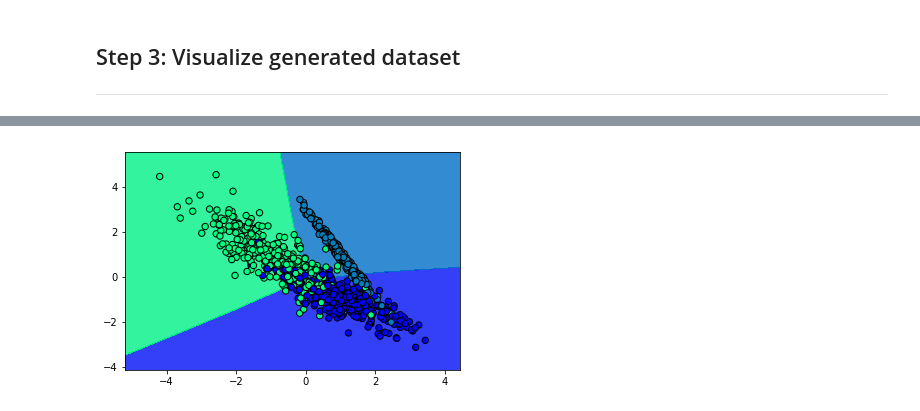
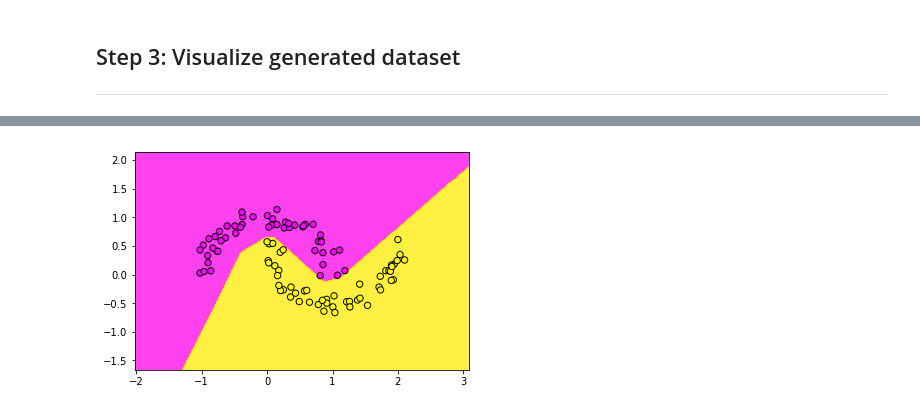
Before and after one commit to madalinabuzau/tensorflow-eager-tutorials, a Jupyter notebook: 01_simple_feedforward_neural_network.ipynb, the cells around one changed output, grey strips where cells are left out. Drawn from its saved outputs; the diff is of its cells as text; code cells hidden in the pictures.

```diff
--- a/01_simple_feedforward_neural_network.ipynb
+++ b/01_simple_feedforward_neural_network.ipynb
@@ -30,9 +35,7 @@ tfe.enable_eager_execution()
 # Generate toy dataset for classification
 # X is a matrix of n_samples x n_features and represents the input features
 # y is a vector with length n_samples and represents our targets
-X, y = make_classification(n_samples=1000, n_features=2, n_redundant=0,
-                           random_state=1990, n_clusters_per_class=1,
-                           n_classes=3)
+X, y = make_moons(n_samples=100, noise=0.1, random_state=2018)
 # %% [markdown]
 ## Step 3: Visualize generated dataset
 ----
@@ -53,12 +56,13 @@ Our first trial is a simple neural network with a single hidden layer. The batch
 X = tf.constant(X)
 y = tf.constant(y)
 # %%
+# Build our model. TensorFlow Eager works best when you define the models using classes.
 class simple_nn():
     def __init__(self):
-        # Initialize hidden layer.
-        self.dense_layer = tf.layers.Dense(50, activation=tf.nn.relu)
+        # Hidden layer.
+        self.dense_layer = tf.layers.Dense(10, activation=tf.nn.relu)
         # Output layer. Unscaled log probabilities.
-        self.output_layer = tf.layers.Dense(3, activation=None)
+        self.output_layer = tf.layers.Dense(2, activation=None)
 
     def predict(self, X):
         layer_1 = self.dense_layer(X)
@@ -117,22 +113,22 @@ Loss at step 1950: 0.570448
 # %%
 # Create a mesh to plot in
 x_min, x_max = X[:, 0].numpy().min() - 1, X[:, 0].numpy().max() + 1
 y_min, y_max = X[:, 1].numpy().min() - 1, X[:, 1].numpy().max() + 1
 xx, yy = np.meshgrid(np.arange(x_min, x_max, 0.01),
                      np.arange(y_min, y_max, 0.01))
 
 # Predict target for each sample xx, yy
 Z = np.argmax(model.predict(tf.constant(np.c_[xx.ravel(), yy.ravel()])).numpy(), axis=1)
 
 # Put the result into a color plot
 Z = Z.reshape(xx.shape)
 fig = plt.figure()
-plt.contourf(xx, yy, Z, cmap=plt.cm.winter, alpha=0.8)
+plt.contourf(xx, yy, Z, cmap=plt.cm.spring, alpha=0.8)
 
 # Plot our training points
-plt.scatter(X[:, 0].numpy(), X[:, 1].numpy(), c=y, s=40, cmap=plt.cm.winter, edgecolors='k')
+plt.scatter(X[:, 0].numpy(), X[:, 1].numpy(), c=y, s=40, cmap=plt.cm.spring, edgecolors='k')
 plt.xlim(xx.min(), xx.max())
 plt.ylim(yy.min(), yy.max())
 plt.show()
 # %% [output]
-[figure, old version]
+[figure, new version]
```
Also changed, not shown: parts of 17 cells of this notebook, 1 other file.
